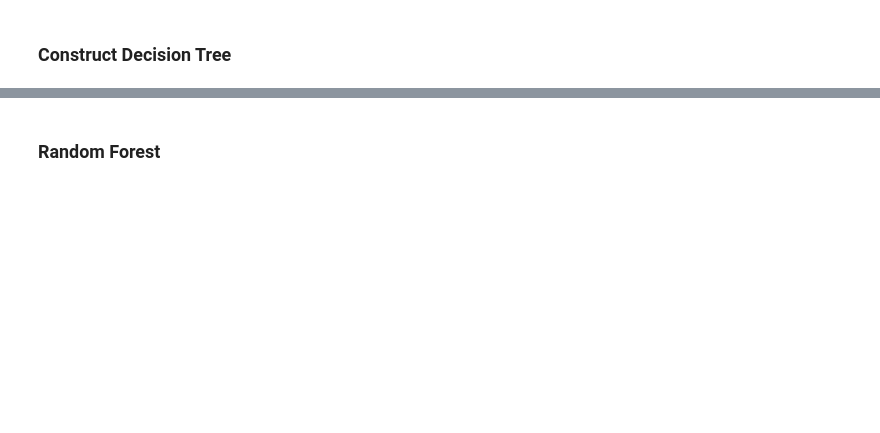
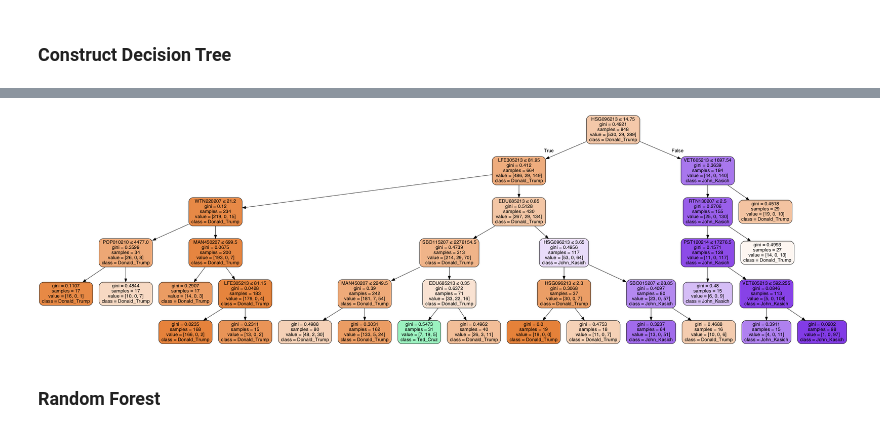
Before and after one commit to Tsmith5151/2016-US-Election---ML, a Jupyter notebook: analysis.ipynb, the cells around one changed output, grey strips where cells are left out. Cells and saved outputs as stored; diff of their text form; code cells hidden in the pictures; blank space fills up the shorter version.

```diff
--- a/analysis.ipynb
+++ b/analysis.ipynb
@@ -542,8 +556,8 @@ Best Parameters:
 # %% [markdown]
 ### Construct Decision Tree
 # %%
-clf_dt = tree.DecisionTreeClassifier(max_depth = 5, min_samples_split=10,min_samples_leaf=15)
-clf_dt = clf.fit(X_train, y_train)
+clf = tree.DecisionTreeClassifier(max_depth = 5, min_samples_split=10,min_samples_leaf=15)
+clf = clf.fit(X_train, y_train)
 
 '''Replace candidate value with name:'''
     #df_rep.ix[df_rep.candidate == 1, 'candidate'] = 'Donald_Trump'
@@ -562,15 +576,15 @@ feature_names = vec.get_feature_names()
 target_names = ['Donald_Trump','Ted_Cruz','John_Kasich']
 
 with open("tree.dot", 'w') as f:
-    f = tree.export_graphviz(clf_dt, out_file=f)
+    f = tree.export_graphviz(clf, out_file=f)
 
 os.unlink('tree.dot')
 
 dot_data = StringIO()
-tree.export_graphviz(clf_dt, out_file=dot_data,feature_names=vec.get_feature_names(),
+tree.export_graphviz(clf, out_file=dot_data,feature_names=vec.get_feature_names(),
                              class_names=target_names)
 graph = pydot.graph_from_dot_data(dot_data.getvalue())
-graph.write_pdf("tree.png")
+graph.write_pdf("tree.pdf")
 
 
 dot_data = StringIO()
@@ -581,3 +595,4 @@ tree.export_graphviz(clf, out_file=dot_data,
                              special_characters=True)
 graph = pydot.graph_from_dot_data(dot_data.getvalue())
 Image(graph.create_png())
+# %% [output]
@@ -584,3 +601,4 @@ Image(graph.create_png())
+[figure, added]
 # %% [markdown]
 ### Random Forest
 # %%
```
Also changed, not shown: parts of 16 cells of this notebook, 3 other files.
